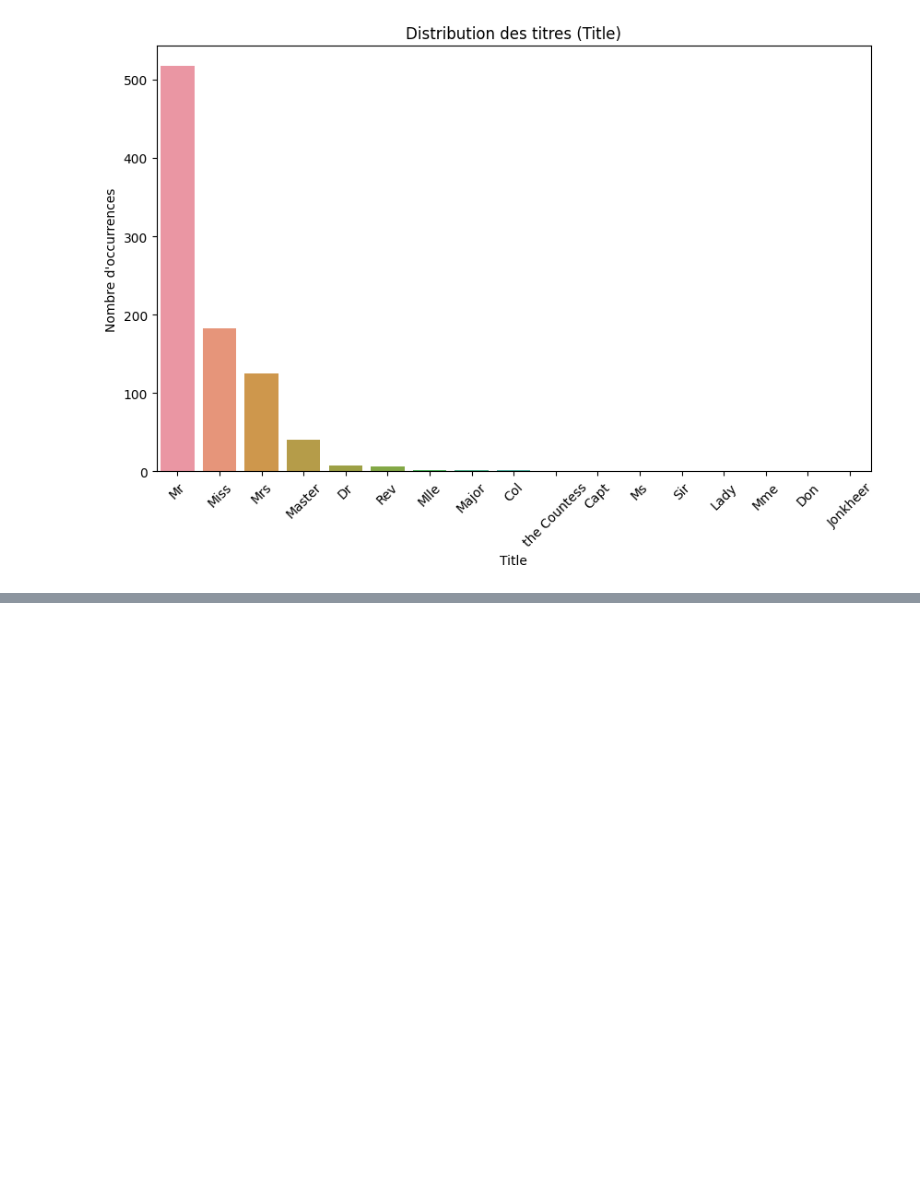
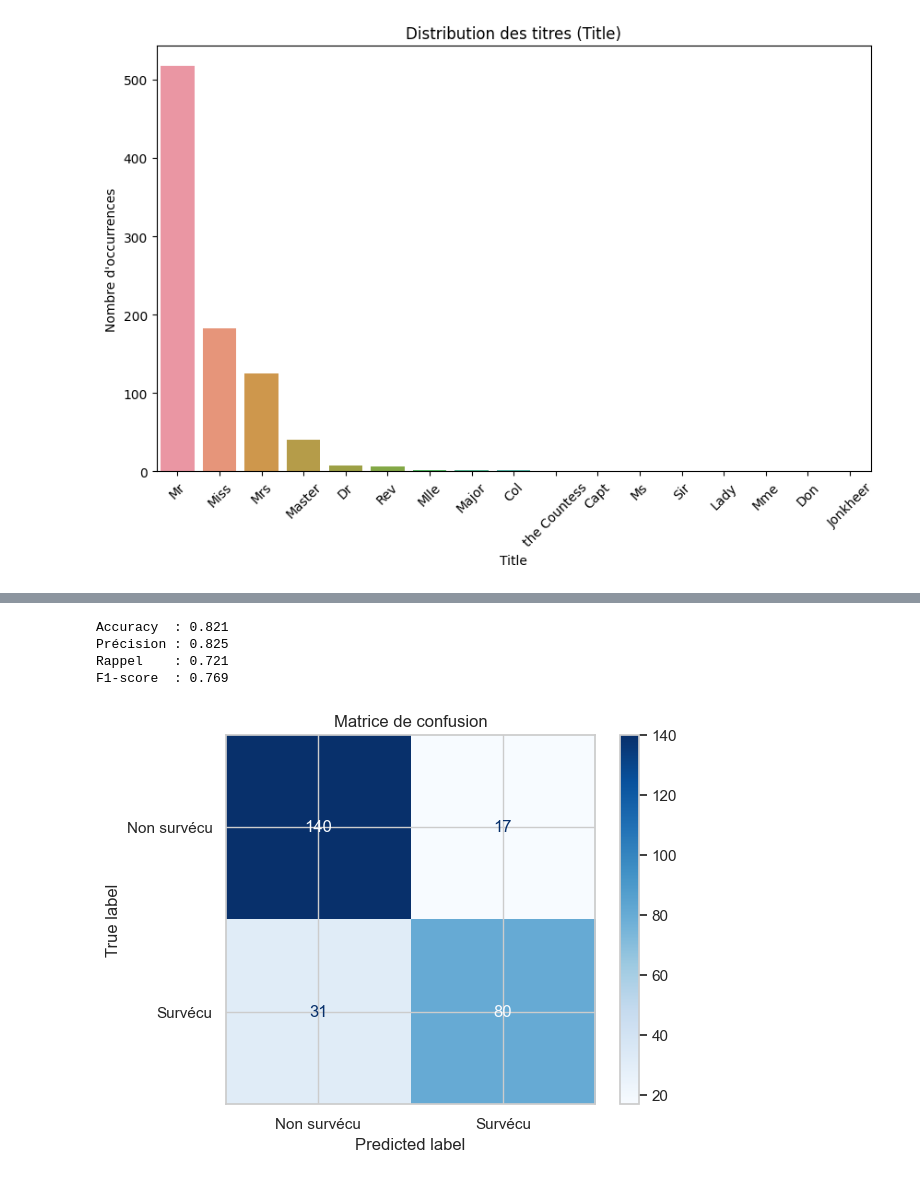
Before and after one commit to lauraophelie/classification-titanic-tp, a Jupyter notebook: TP_Classification_Titanic.ipynb, the cells around one changed output, grey strips where cells are left out. Saved outputs shown, nothing was run; the diff lists cells and outputs as text; code cells hidden in the pictures; blank space fills up the shorter version.

```diff
--- a/TP_Classification_Titanic.ipynb
+++ b/TP_Classification_Titanic.ipynb
@@ -146,0 +387,35 @@ plt.show()
+# %%
+# Prédiction
+y_pred = clf.predict(X_test)
+y_proba = clf.predict_proba(X_test)[:, 1]
+# %%
+# Accuracy
+accuracy = accuracy_score(y_test, y_pred)
+
+# Précision
+precision = precision_score(y_test, y_pred)
+
+# Rappel
+recall = recall_score(y_test, y_pred)
+
+# F1-score
+f1 = f1_score(y_test, y_pred)
+
+print(f"Accuracy  : {accuracy:.3f}")
+print(f"Précision : {precision:.3f}")
+print(f"Rappel    : {recall:.3f}")
+print(f"F1-score  : {f1:.3f}")
+# %% [output]
+Accuracy  : 0.821
+Précision : 0.825
+Rappel    : 0.721
+F1-score  : 0.769
+# %%
+# Matrice de confusion
+cm = confusion_matrix(y_test, y_pred)
+disp = ConfusionMatrixDisplay(confusion_matrix=cm, display_labels=["Non survécu", "Survécu"])
+disp.plot(cmap="Blues")
+plt.title("Matrice de confusion")
+plt.show()
+# %% [output]
+[figure, added]
```
Also changed, not shown: parts of 55 cells of this notebook, 2 other files.
